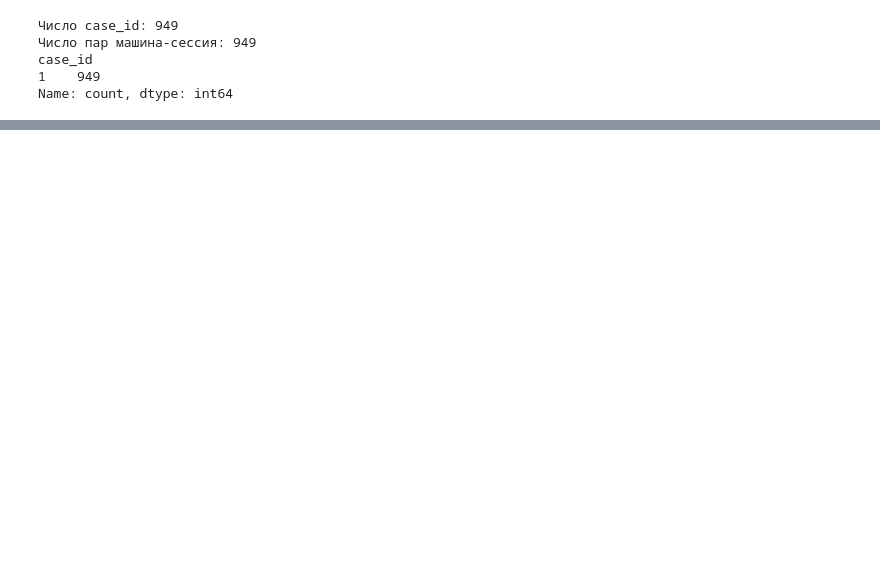
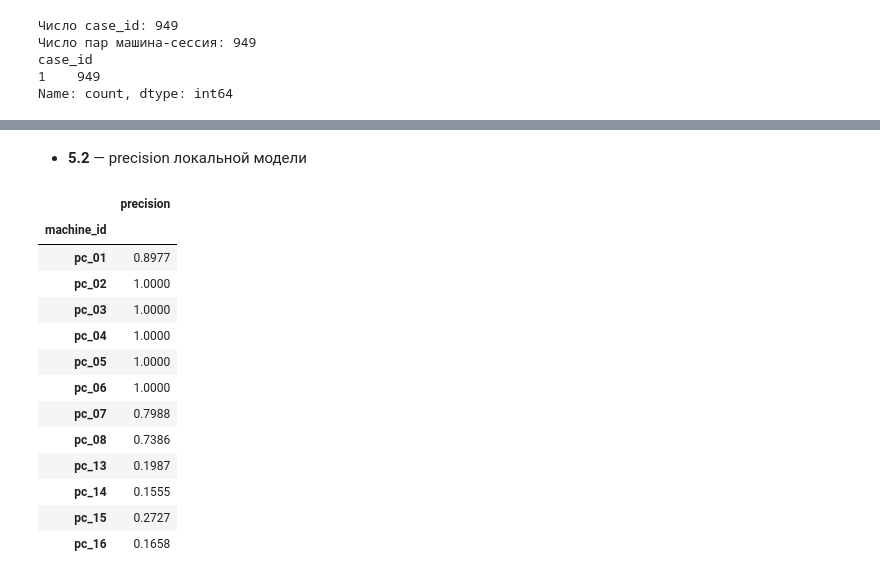
Before and after one commit to iuliivasilev/SurvivalProcessMining, a Jupyter notebook: Reliability_Sudeikina/04_component_schemes.ipynb, the cells around one changed output, grey strips where cells are left out. Cells and saved outputs as stored; diff of their text form; code cells hidden in the pictures; blank space fills up the shorter version.

```diff
--- a/Reliability_Sudeikina/04_component_schemes.ipynb
+++ b/Reliability_Sudeikina/04_component_schemes.ipynb
@@ -232,0 +338,31 @@ Name: count, dtype: int64
+# %% [markdown]
+
+- **5.2** — precision локальной модели
+# %%
+started = timed_start("Локальный precision")
+local_precision_rows = []
+if COMPUTE_LOCAL_PRECISION:
+    for i, machine_id in enumerate(valid_m, 1):
+        progress(f"Локальный precision: {i}/{len(valid_m)} — {machine_id}")
+        precision = get_precision(machine_logs[machine_id], local_models[machine_id])
+        local_precision_rows.append({"machine_id": machine_id, "precision": precision})
+else:
+    progress("Пропускаю локальный precision: COMPUTE_LOCAL_PRECISION=False")
+local_precision = pd.DataFrame(local_precision_rows).set_index("machine_id") if local_precision_rows else pd.DataFrame(index=valid_m, columns=["precision"])
+display(local_precision.round(4))
+timed_end("Локальный precision", started)
+# %% [output]
+|  | precision |
+| machine_id |  |
+| pc_01 | 0.8977 |
+| pc_02 | 1.0000 |
+| pc_03 | 1.0000 |
+| pc_04 | 1.0000 |
+| pc_05 | 1.0000 |
+| pc_06 | 1.0000 |
+| pc_07 | 0.7988 |
+| pc_08 | 0.7386 |
+| pc_13 | 0.1987 |
+| pc_14 | 0.1555 |
+| pc_15 | 0.2727 |
+| pc_16 | 0.1658 |
```
Also changed, not shown: parts of 19 cells of this notebook.
